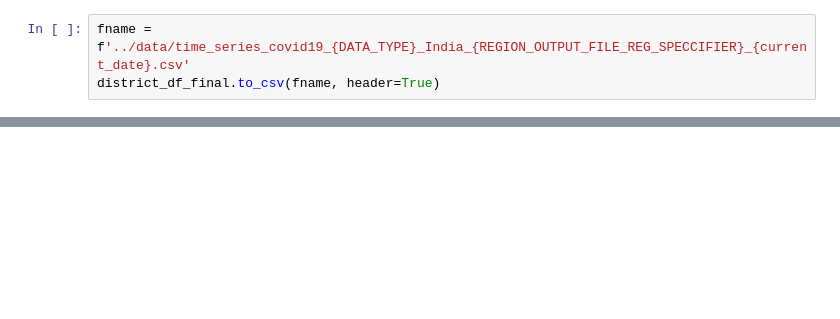
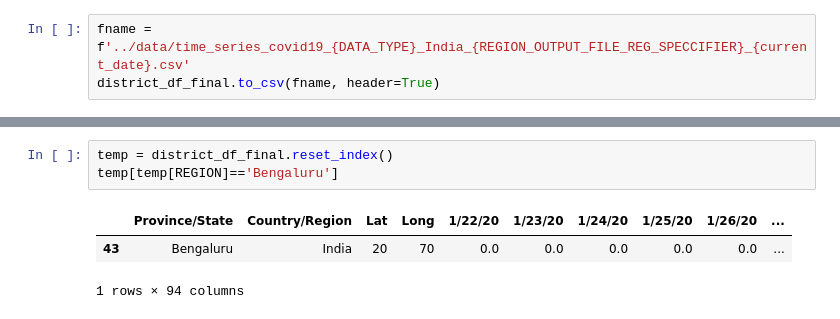
Before and after one commit to dishamakhija/covid19-india, a Jupyter notebook: src/fetch_indian_district_data_from_api.ipynb, the cells around one changed output, grey strips where cells are left out. Saved outputs shown, nothing was run; the diff lists cells and outputs as text; blank space fills up the shorter version.

```diff
--- a/src/fetch_indian_district_data_from_api.ipynb
+++ b/src/fetch_indian_district_data_from_api.ipynb
@@ -121,0 +155,7 @@ fname
+# %%
+temp = district_df_final.reset_index()
+temp[temp[REGION]=='Bengaluru']
+# %% [output]
+|  | Province/State | Country/Region | Lat | Long | 1/22/20 | 1/23/20 | 1/24/20 | 1/25/20 | 1/26/20 | ... |
+| 43 | Bengaluru | India | 20 | 70 | 0.0 | 0.0 | 0.0 | 0.0 | 0.0 | ... |
+1 rows × 94 columns
```
Also changed, not shown: parts of 4 cells of this notebook.
